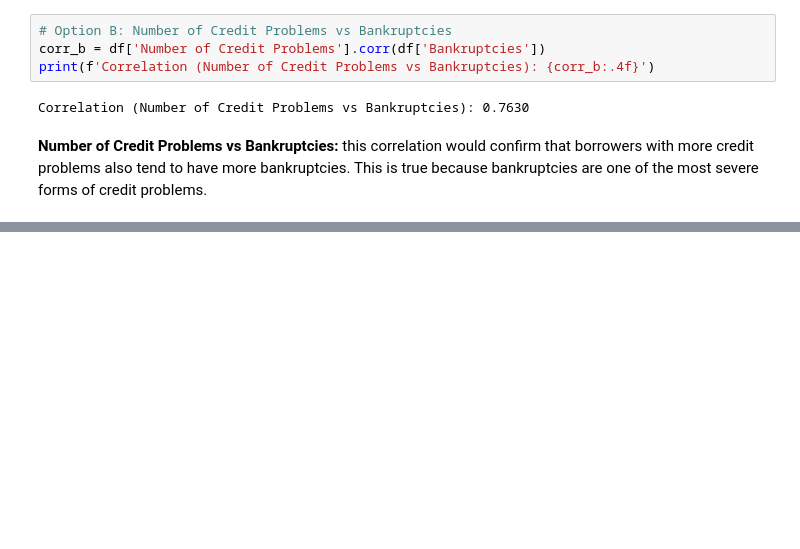
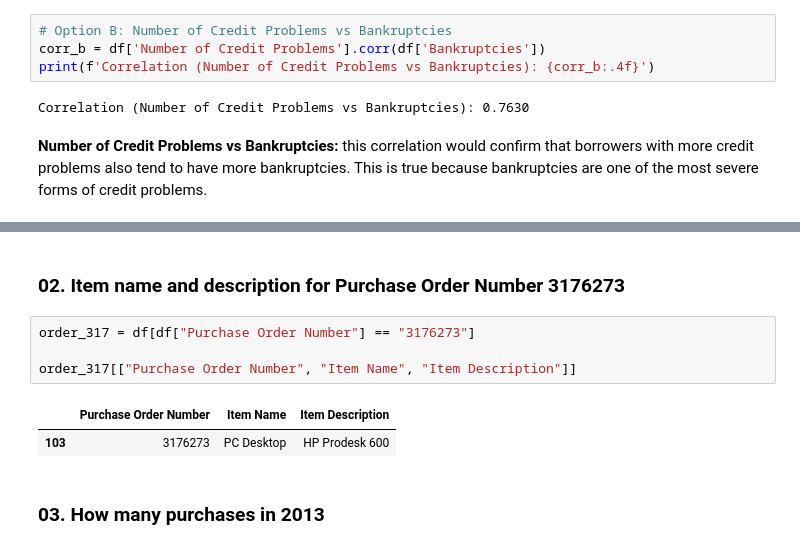
Before and after one commit to savinduthathsara-design/dataanalyticsexercises, a Jupyter notebook: Exercisesset02.ipynb, the cells around one changed output, grey strips where cells are left out. Drawn from its saved outputs; the diff is of its cells as text; blank space fills up the shorter version.

```diff
--- a/Exercisesset02.ipynb
+++ b/Exercisesset02.ipynb
@@ -257,0 +285,11 @@ Correlation (Number of Credit Problems vs Bankruptcies): 0.7630
+# %% [markdown]
+### 02. Item name and description for Purchase Order Number 3176273
+# %%
+order_317 = df[df["Purchase Order Number"] == "3176273"]
+
+order_317[["Purchase Order Number", "Item Name", "Item Description"]]
+# %% [output]
+|  | Purchase Order Number | Item Name | Item Description |
+| 103 | 3176273 | PC Desktop | HP Prodesk 600 |
+# %% [markdown]
+### 03. How many purchases in 2013
```
Also changed, not shown: parts of 27 cells of this notebook.
